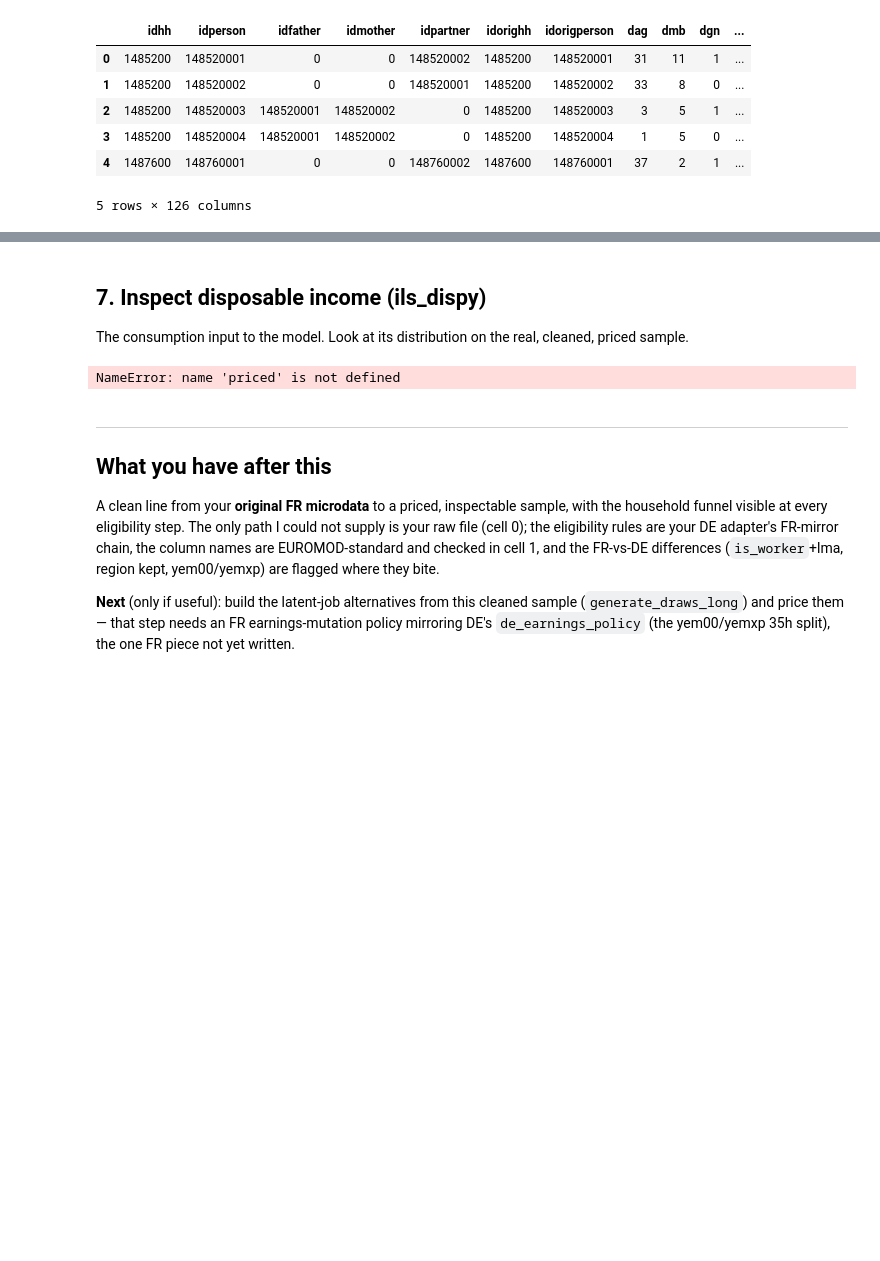
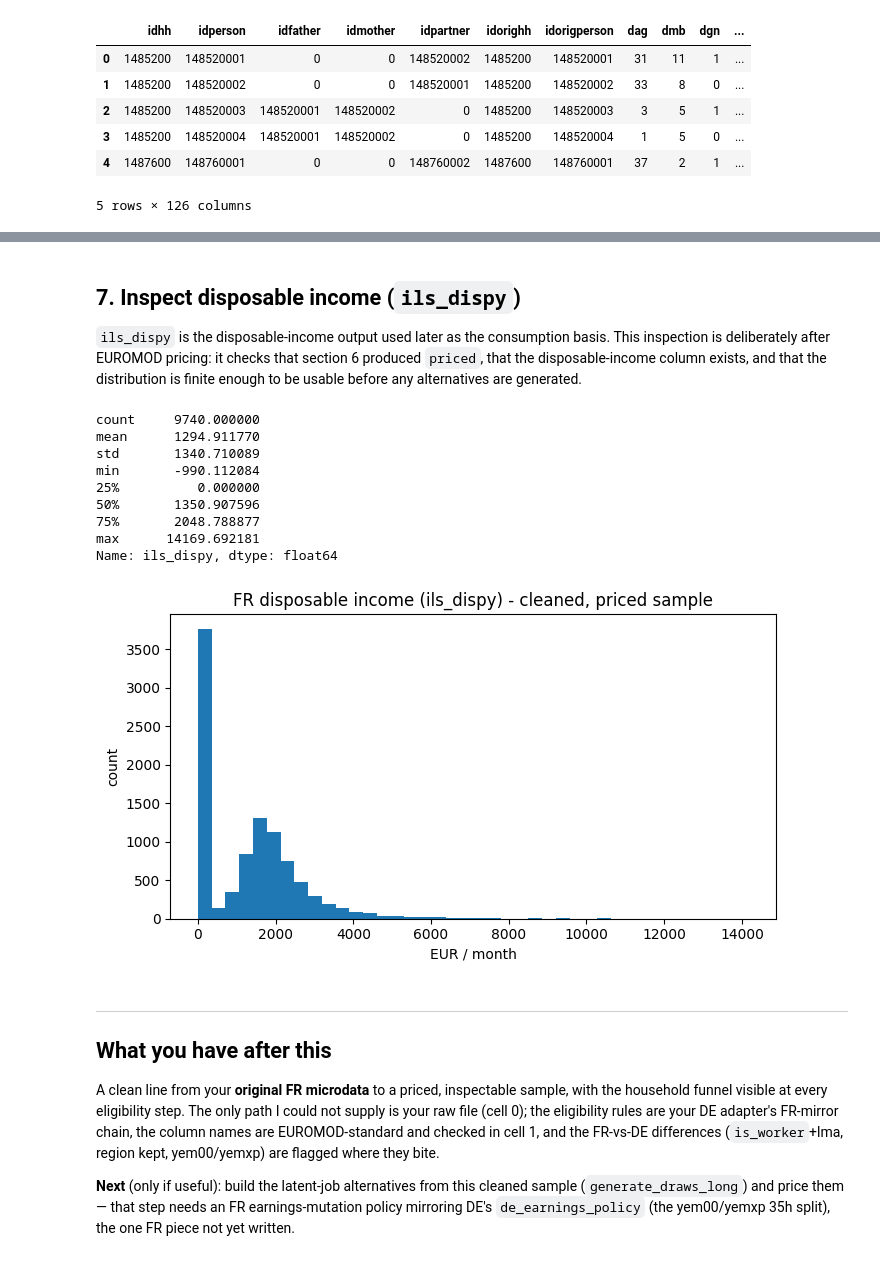
Before and after one commit to Hisham-Haydar/dclaborsupply-monorepo, a Jupyter notebook: notebooks/fr_data_walkthrough.ipynb, the cells around one changed output, grey strips where cells are left out. Drawn from its saved outputs; the diff is of its cells as text; code cells hidden in the pictures; blank space fills up the shorter version.

```diff
--- a/notebooks/fr_data_walkthrough.ipynb
+++ b/notebooks/fr_data_walkthrough.ipynb
@@ -354,27 +368,29 @@ if 'loc_raw' not in df.columns:
 loc_src = pd.to_numeric(df['loc'], errors='coerce').fillna(-2).astype('int16')
 isw = pd.to_numeric(df['is_worker'], errors='coerce').fillna(0).astype(int)
 df['loc_ruro'] = loc_src
+valid_worker_loc = loc_src.isin(list(range(0, 10)))
+df.loc[(isw == 1) & ~valid_worker_loc, 'loc_ruro'] = -2
 df.loc[isw != 1, 'loc_ruro'] = -1
 
 loc4, loc_armed = collapse_loc_to_loc4(df['loc_ruro'])
 df['loc4'] = loc4.astype('int16')
 df['loc_armed'] = loc_armed.astype('int8')
 
-working = pd.to_numeric(df['working'], errors='coerce').fillna(0).astype(int) == 1
-nonworking = ~working
-unknown_working = working & (pd.to_numeric(df['loc4'], errors='coerce') == -2)
-bad_working = working & ~pd.to_numeric(df['loc4'], errors='coerce').isin([-2, 1, 2, 3, 4])
-bad_nonworking = nonworking & (pd.to_numeric(df['loc4'], errors='coerce') != -1)
-assert not bad_working.any(), f"working rows with unsupported loc4 remain: {int(bad_working.sum())}"
-assert not bad_nonworking.any(), f"nonworking rows with loc4 != -1 remain: {int(bad_nonworking.sum())}"
-if unknown_working.any():
+model_worker = isw == 1
+model_nonworker = ~model_worker
+unknown_worker = model_worker & (pd.to_numeric(df['loc4'], errors='coerce') == -2)
+bad_worker = model_worker & ~pd.to_numeric(df['loc4'], errors='coerce').isin([-2, 1, 2, 3, 4])
+bad_nonworker = model_nonworker & (pd.to_numeric(df['loc4'], errors='coerce') != -1)
+assert not bad_worker.any(), f"is_worker rows with unsupported loc4 remain: {int(bad_worker.sum())}"
+assert not bad_nonworker.any(), f"non-is_worker rows with loc4 != -1 remain: {int(bad_nonworker.sum())}"
+if unknown_worker.any():
     bad_cols = [c for c in ['idhh', 'idperson', 'les', 'lhw', 'is_worker', 'loc', 'loc_ruro', 'loc4', 'loc_armed'] if c in df.columns]
     print(
-        f"Observed working rows with loc4=-2: {int(unknown_working.sum())} "
-        f"({df.loc[unknown_working, 'idhh'].nunique()} households). Keeping them: "
+        f"Observed is_worker rows with loc4=-2: {int(unknown_worker.sum())} "
+        f"({df.loc[unknown_worker, 'idhh'].nunique()} households). Keeping them: "
         "MNL convention treats -2 as unknown observed occupation; simulated working draws are mode-imputed to {1,2,3,4}."
     )
-    display(df.loc[unknown_working, bad_cols].head(20))
+    display(df.loc[unknown_worker, bad_cols].head(20))
 
 print('loc4 counts:')
 display(df['loc4'].value_counts(dropna=False).sort_index())
@@ -390,10 +444,15 @@ MODEL_ROOT = Path(r'C:\\Users\\hisham\\MNL\\EUROMOD-STORAGE\\Euromod_model\\EURO
 FR_COUNTRY, FR_SYSTEM, FR_DATASET = 'FR', 'FR_2015', 'FR_2016_a3'    # CONFIRM system/dataset names
 # %%
 
-# Feed EUROMOD the raw input variables of the cleaned sample (drop our derived/control cols).
+if 'df' not in globals():
+    raise RuntimeError('Run sections 0-5 first; df is not defined.')
+if 'loc4' not in df.columns:
+    raise RuntimeError('Run section 5b first; loc4 has not been constructed.')
+
+# Feed EUROMOD the cleaned raw input variables, not model-side derived/control cols.
 derived = {'household_class','ruro_decider','is_worker','working','working_pt1','working_pt2',
            'working_ft','working_lh','educL','educM','educH','wage_for_draws','wage_ruro',
-           'age_norm','age_norm2','female'}
+           'age_norm','age_norm2','female','loc_raw','loc_ruro','loc4','loc_armed'}
 em_input = df[[c for c in df.columns if c not in derived]].copy()
 print('EUROMOD input columns:', em_input.shape[1])
 
@@ -402,5 +461,7 @@ res = conn.run(em_input, country=FR_COUNTRY, system=FR_SYSTEM, dataset=FR_DATASE
 priced = res.output
 print('priced shape:', priced.shape, ' (full output)')
 print('ils_dispy present:', 'ils_dispy' in priced.columns)
+if 'ils_dispy' not in priced.columns:
+    raise KeyError("EUROMOD output does not contain 'ils_dispy'. Check FR system/dataset selection.")
 if res.warnings:
     print('warnings:', res.warnings[:3])
@@ -407,16 +478,32 @@ if res.warnings:
 # %% [markdown]
-## 7. Inspect disposable income (ils_dispy)
-The consumption input to the model. Look at its distribution on the real, cleaned, priced sample.
+## 7. Inspect disposable income (`ils_dispy`)
+
+`ils_dispy` is the disposable-income output used later as the consumption basis. This inspection is deliberately after EUROMOD pricing: it checks that section 6 produced `priced`, that the disposable-income column exists, and that the distribution is finite enough to be usable before any alternatives are generated.
 # %%
 import matplotlib.pyplot as plt
+if 'priced' not in globals():
+    raise RuntimeError('Run section 6 first; priced is not defined because EUROMOD pricing has not completed.')
+if 'ils_dispy' not in priced.columns:
+    raise KeyError("priced is missing 'ils_dispy'; check the EUROMOD output in section 6.")
 c = pd.to_numeric(priced['ils_dispy'], errors='coerce')
+if c.notna().sum() == 0:
+    raise ValueError("priced['ils_dispy'] has no numeric values.")
 print(c.describe())
 plt.figure(figsize=(7, 4))
 plt.hist(c.clip(lower=0), bins=40)
 plt.title('FR disposable income (ils_dispy) - cleaned, priced sample')
 plt.xlabel('EUR / month'); plt.ylabel('count'); plt.tight_layout(); plt.show()
 # %% [output]
-NameError: name 'priced' is not defined
+count     9740.000000
+mean      1294.911770
+std       1340.710089
+min       -990.112084
+25%          0.000000
+50%       1350.907596
+75%       2048.788877
+max      14169.692181
+Name: ils_dispy, dtype: float64
+[figure, added]
 # %% [markdown]
 ---
 ## What you have after this
```
Also changed, not shown: parts of 6 cells of this notebook.
